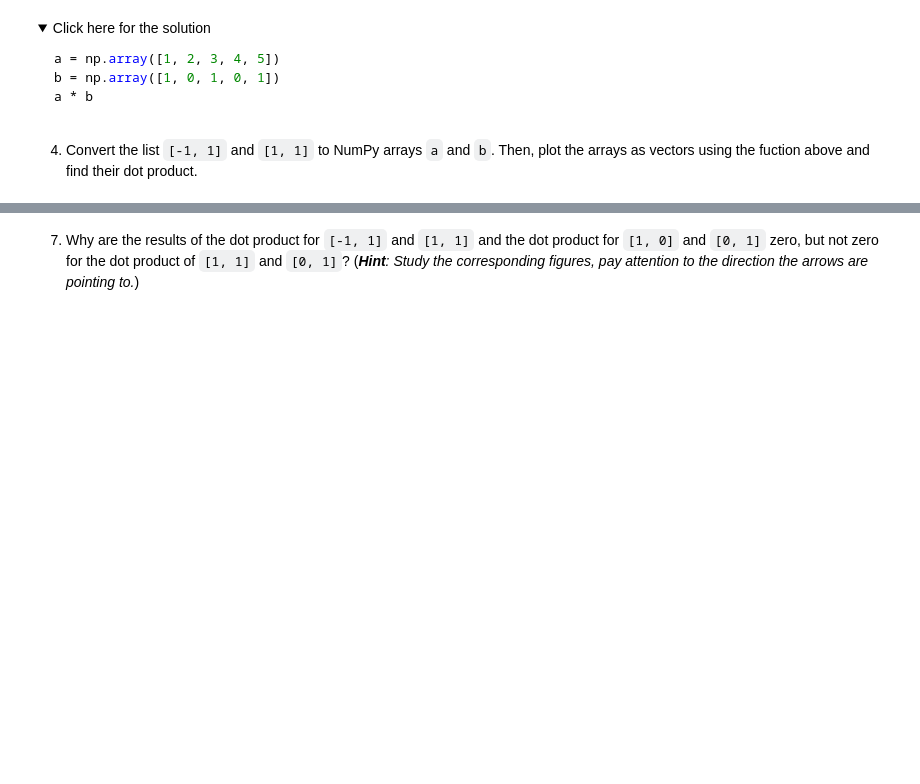
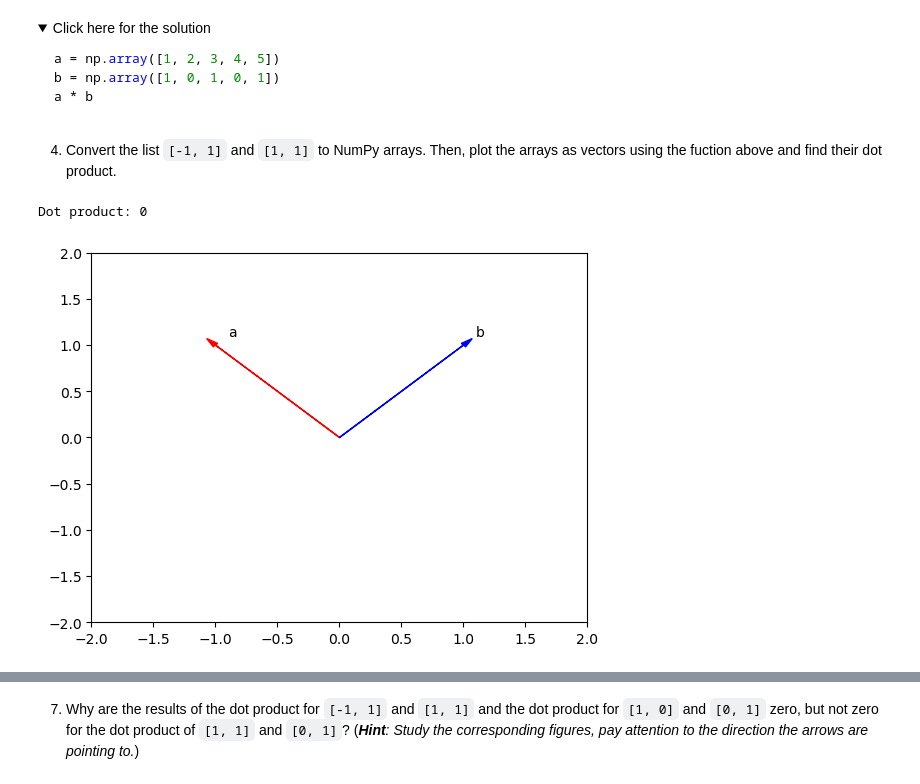
Before and after one commit to dark-teal-coder/course-cognitiveclass-python-for-data-science, a Jupyter notebook: module05/Lab-05-01-Working-with-1D-Numpy-Arrays.ipynb, the cells around one changed output, grey strips where cells are left out. Saved outputs shown, nothing was run; the diff lists cells and outputs as text; code cells hidden in the pictures; folded sections open; blank space fills up the shorter version.

Commit message:
Complete exercises in ### 1D Numpy Array in lab 05.01

```diff
--- a/module05/Lab-05-01-Working-with-1D-Numpy-Arrays.ipynb
+++ b/module05/Lab-05-01-Working-with-1D-Numpy-Arrays.ipynb
@@ -808,11 +821,5 @@ a * b
 # %%
-import time
-import sys
-import numpy as np
-import matplotlib.pyplot as plt
-%matplotlib inline
-
-def Plotvec2(a,b):
+def plot_vec_2(a, b):
 	ax = plt.axes() ## Generate the full window axes
 	## Add an arrow to the a Axes with arrow head width 0.05, color red and arrow head length 0.1
 	ax.arrow(0, 0, *a, head_width=0.05, color ='r', head_length=0.1)
@@ -825,4 +832,4 @@ def Plotvec2(a,b):
 	## Set xlim to left(-2), right(2)
 	plt.xlim(-2, 2)
 # %% [markdown]
-4. Convert the list `[-1, 1]` and `[1, 1]` to NumPy arrays `a` and `b`. Then, plot the arrays as vectors using the fuction above and find their dot product.
+4. Convert the list `[-1, 1]` and `[1, 1]` to NumPy arrays. Then, plot the arrays as vectors using the fuction above and find their dot product.
@@ -831,0 +836,11 @@ list_b = [1, 1]
+# %%
+list_c = [-1, 1]
+list_d = [1, 1]
+arr_c = np.array(list_c)
+arr_d = np.array(list_d)
+dot_prod_cd = np.dot(arr_c, arr_d)
+print("Dot product:", dot_prod_cd)
+plot_vec_2(arr_c, arr_d)
+# %% [output]
+Dot product: 0
+[figure, added]
```
Also changed, not shown: parts of 28 cells of this notebook.
